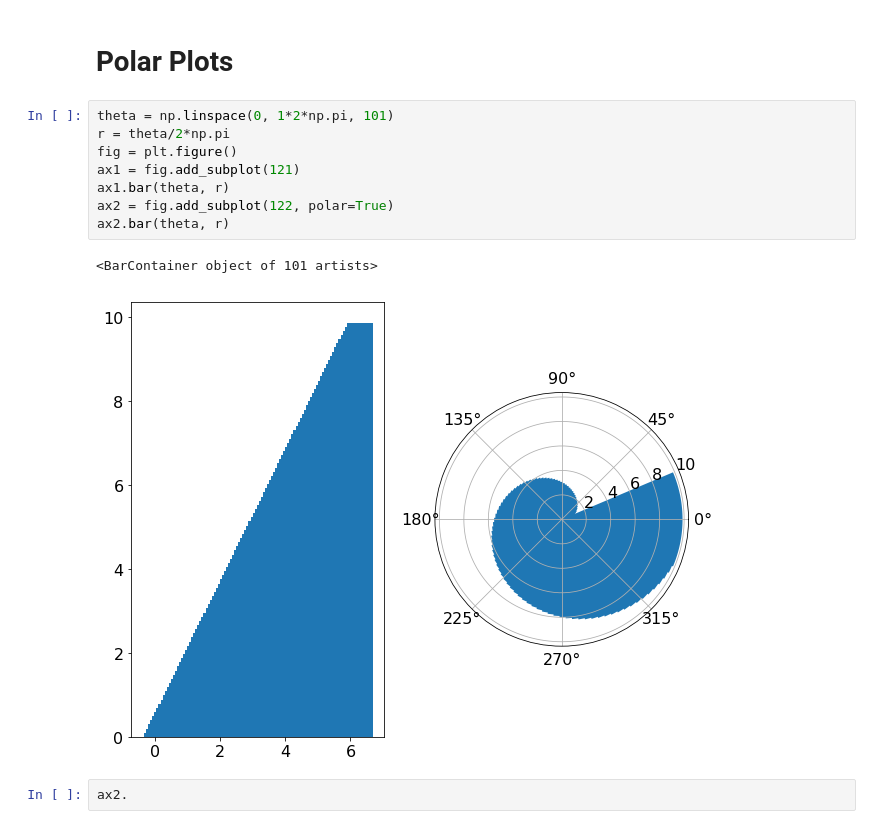
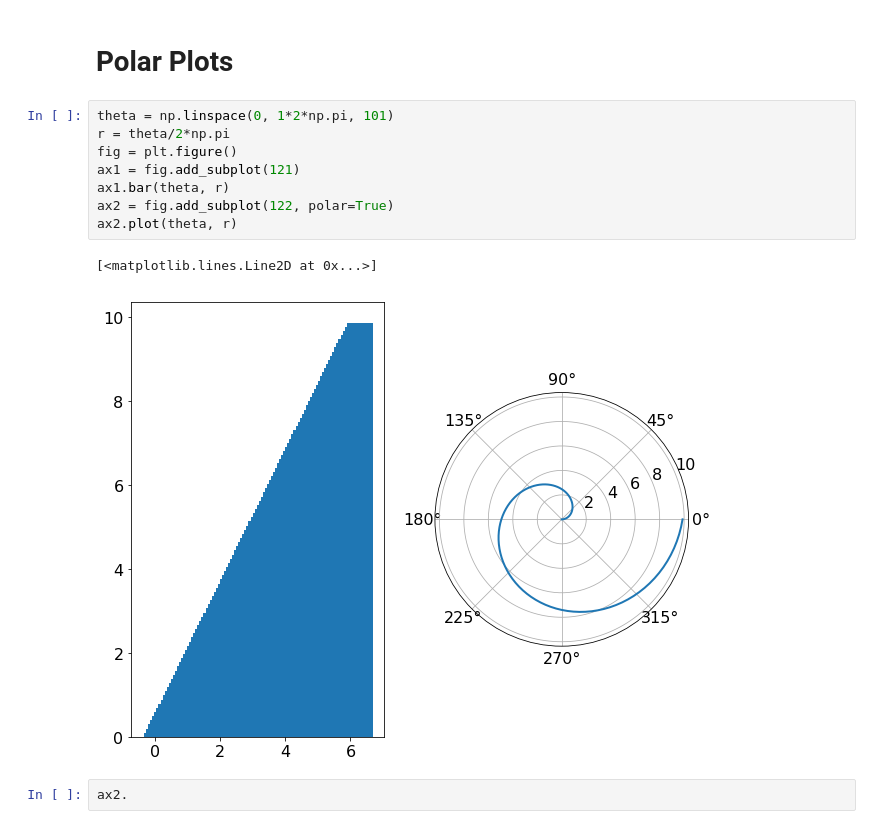
Before and after one commit to ftorradeflot/PythonMasterIFAE, a Jupyter notebook: matplotlib.ipynb, the cells around one changed output. Cells and saved outputs as stored; diff of their text form.

Commit message:
Matplotlib - Add other stuff

```diff
--- a/matplotlib.ipynb
+++ b/matplotlib.ipynb
@@ -608,14 +577,14 @@ plt.yscale('log')
 # %%
 theta = np.linspace(0, 1*2*np.pi, 101)
 r = theta/2*np.pi
 fig = plt.figure()
 ax1 = fig.add_subplot(121)
 ax1.bar(theta, r)
 ax2 = fig.add_subplot(122, polar=True)
-ax2.bar(theta, r)
+ax2.plot(theta, r)
 # %% [output]
-<BarContainer object of 101 artists>
+[<matplotlib.lines.Line2D at 0x...>]
-[figure, old version]
+[figure, new version]
 # %%
 ax2.
 # %%
```
Also changed, not shown: parts of 21 cells of this notebook.
